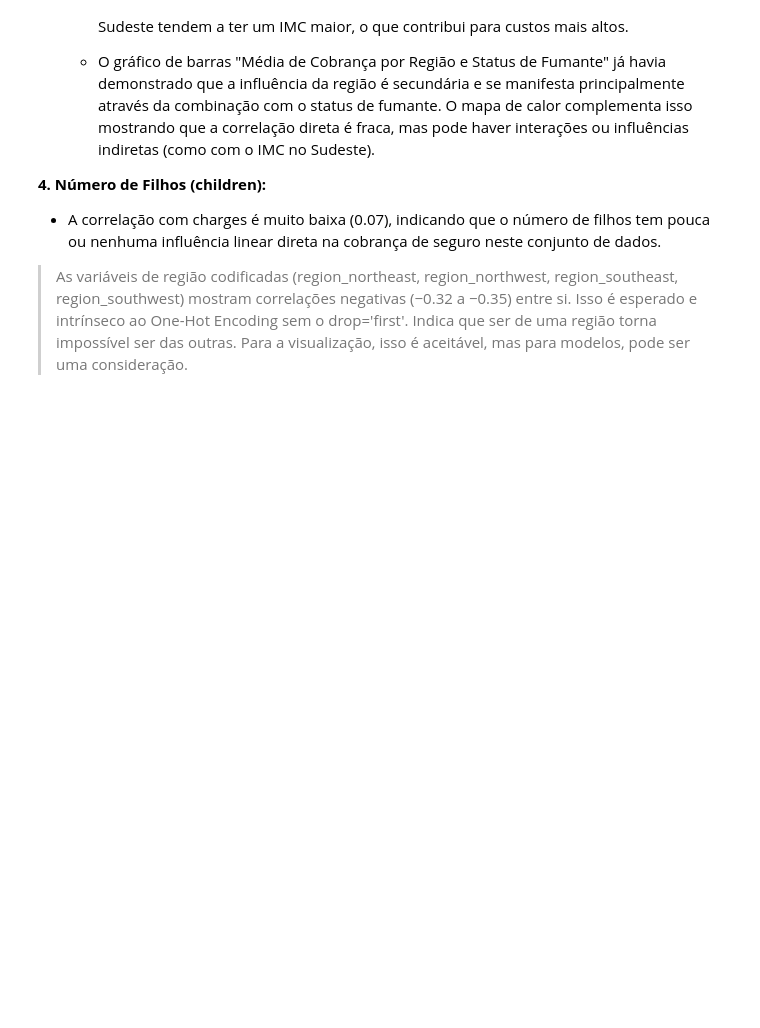
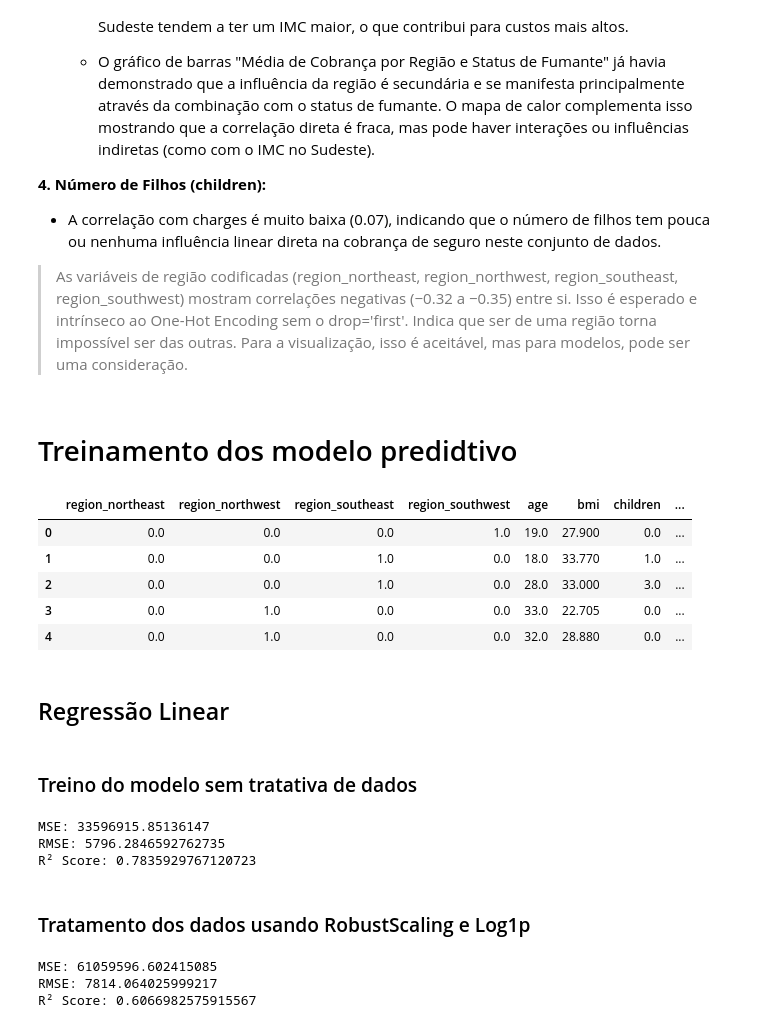
Before and after one commit to thiagofernandes101/ProjetosFiap, a Jupyter notebook: TechChallenge/Fase1/health_insurance/health_insurance.ipynb, the cells around one changed output. Drawn from its saved outputs; the diff is of its cells as text; code cells hidden in the pictures; blank space fills up the shorter version.

Commit message:
Treino de modelo de regressão

```diff
--- a/TechChallenge/Fase1/health_insurance/health_insurance.ipynb
+++ b/TechChallenge/Fase1/health_insurance/health_insurance.ipynb
@@ -572,3 +583,78 @@ Com o mapa de calor, é possível inferir que:
 >
 > As variáveis de região codificadas (region_northeast, region_northwest, region_southeast, region_southwest) mostram correlações negativas (−0.32 a −0.35) entre si. Isso é esperado e intrínseco ao One-Hot Encoding sem o drop='first'. Indica que ser de uma região torna impossível ser das outras. Para a visualização, isso é aceitável, mas para modelos, pode ser uma consideração.
 >
+# %% [markdown]
+# Treinamento dos modelo predidtivo
+# %%
+original_transformed_dataset = dataset_transformed.copy()
+dataset_transformed.head()
+# %% [output]
+|  | region_northeast | region_northwest | region_southeast | region_southwest | age | bmi | children | ... |
+| 0 | 0.0 | 0.0 | 0.0 | 1.0 | 19.0 | 27.900 | 0.0 | ... |
+| 1 | 0.0 | 0.0 | 1.0 | 0.0 | 18.0 | 33.770 | 1.0 | ... |
+| 2 | 0.0 | 0.0 | 1.0 | 0.0 | 28.0 | 33.000 | 3.0 | ... |
+| 3 | 0.0 | 1.0 | 0.0 | 0.0 | 33.0 | 22.705 | 0.0 | ... |
+| 4 | 0.0 | 1.0 | 0.0 | 0.0 | 32.0 | 28.880 | 0.0 | ... |
+# %% [markdown]
+## Regressão Linear
+# %% [markdown]
+### Treino do modelo sem tratativa de dados
+# %%
+x_without_treatment = dataset_transformed.drop(columns=['charges'])
+y_without_treatment = dataset_transformed['charges']
+
+x_train, x_test, y_train, y_test = train_test_split(x_without_treatment, y_without_treatment, test_size=0.2, random_state=42)
+linear_regression_model = LinearRegression()
+linear_regression_model.fit(x_train, y_train)
+
+## Avaliar o modelo
+y_without_treatment_predicted = linear_regression_model.predict(x_test)
+
+mse = mean_squared_error(y_test, y_without_treatment_predicted)
+rmse = np.sqrt(mse)
+r2 = r2_score(y_test, y_without_treatment_predicted)
+
+print(f"MSE: {mse}")
+print(f"RMSE: {rmse}")
+print(f"R² Score: {r2}")
+# %% [output]
+MSE: 33596915.85136147
+RMSE: 5796.2846592762735
+R² Score: 0.7835929767120723
+# %% [markdown]
+### Tratamento dos dados usando RobustScaling e Log1p
+# %%
+numeric_features = ['bmi']
+
+preprocessor = ColumnTransformer(
+    transformers=[
+        ('bmi_robust', RobustScaler(), numeric_features)
+    ],
+    remainder='passthrough'  # Mantém as outras colunas como estão
+)
+
+dataset_transformed['charges'] = np.log1p(dataset_transformed['charges'])
+x_treated = dataset_transformed.drop(columns=['charges'])
+y_treated = dataset_transformed['charges']
+
+X_train, X_test, y_train, y_test = train_test_split(x_treated, y_treated, test_size=0.2, random_state=42)
+
+model = Pipeline(steps=[('preprocessor', preprocessor),
+                      ('regressor', LinearRegression())])
+model.fit(X_train, y_train)
+
+y_pred = model.predict(X_test)
+y_pred_inv = np.expm1(y_pred)
+y_test_inv = np.expm1(y_test)
+
+mse = mean_squared_error(y_test_inv, y_pred_inv)
+rmse = np.sqrt(mse)
+r2 = r2_score(y_test_inv, y_pred_inv)
+
+print(f"MSE: {mse}")
+print(f"RMSE: {rmse}")
+print(f"R² Score: {r2}")
+# %% [output]
+MSE: 61059596.602415085
+RMSE: 7814.064025999217
+R² Score: 0.6066982575915567
```
Also changed, not shown: parts of 2 cells of this notebook.
